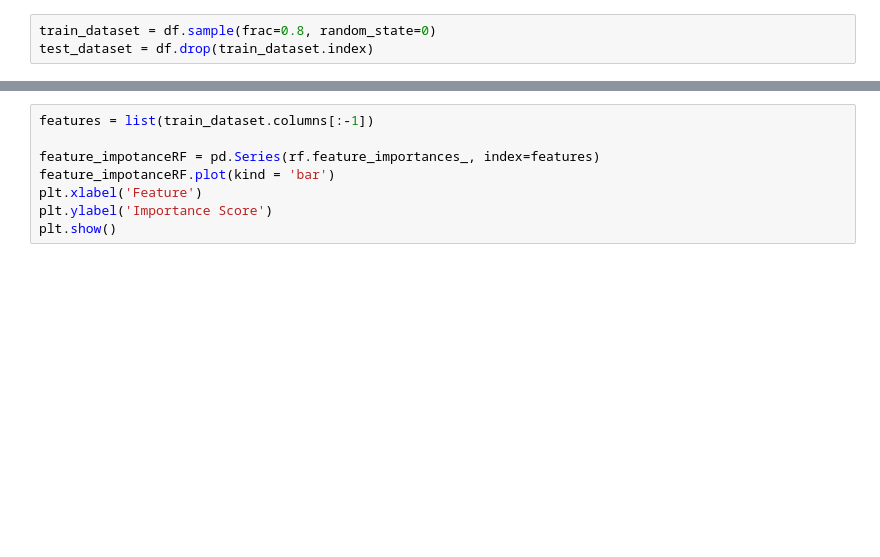
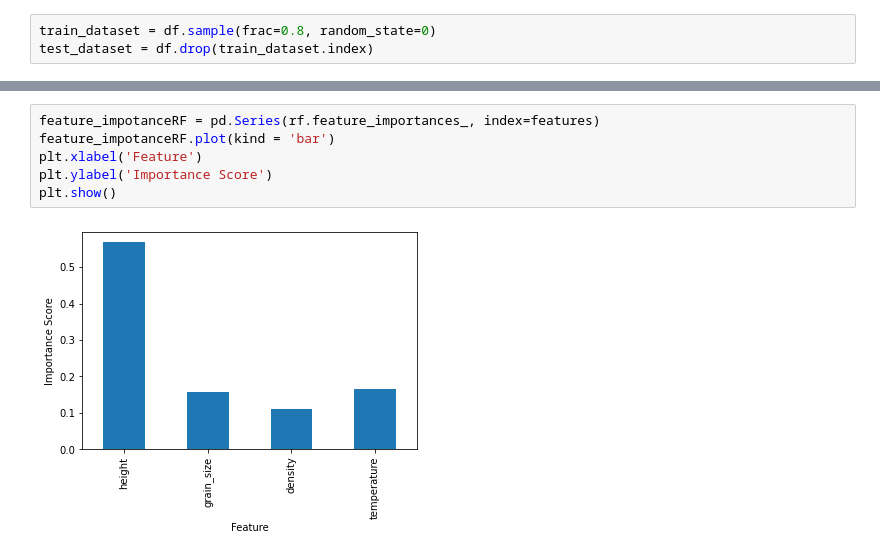
Before and after one commit to anuhyabs/radar_prediction, a Jupyter notebook: contributors/yg/ml.ipynb, the cells around one changed output, grey strips where cells are left out. Cells and saved outputs as stored; diff of their text form; blank space fills up the shorter version.

```diff
--- a/contributors/yg/ml.ipynb
+++ b/contributors/yg/ml.ipynb
@@ -48,8 +73,8 @@ error = mean_squared_error(test_price, pred, squared=False)
 # %%
-features = list(train_dataset.columns[:-1])
-
 feature_impotanceRF = pd.Series(rf.feature_importances_, index=features)
 feature_impotanceRF.plot(kind = 'bar')
 plt.xlabel('Feature')
 plt.ylabel('Importance Score')
 plt.show()
+# %% [output]
+[figure, added]
```
Also changed, not shown: parts of 5 cells of this notebook.
